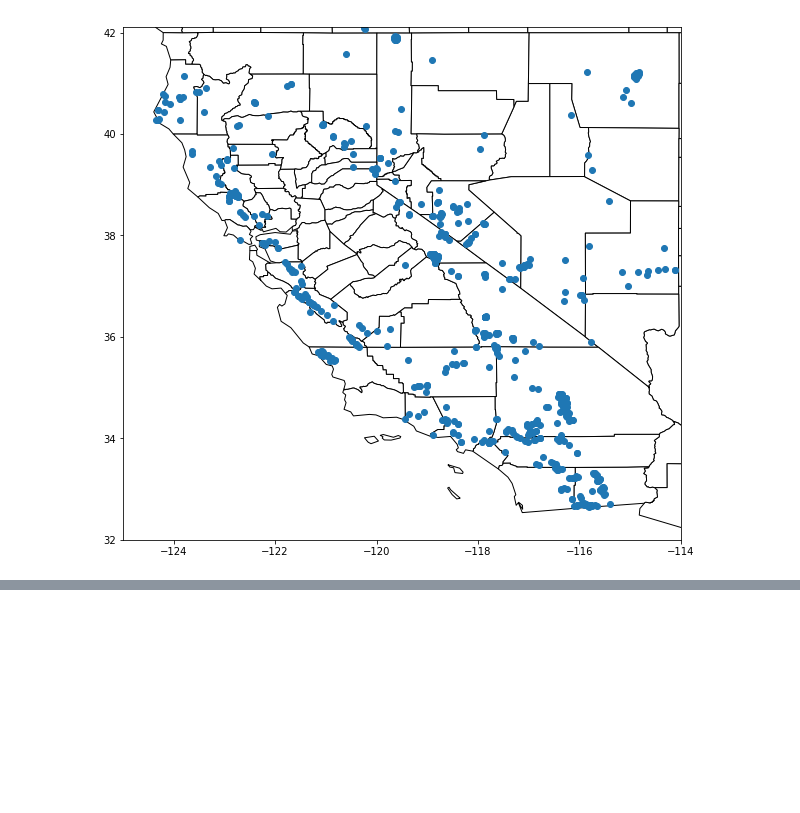
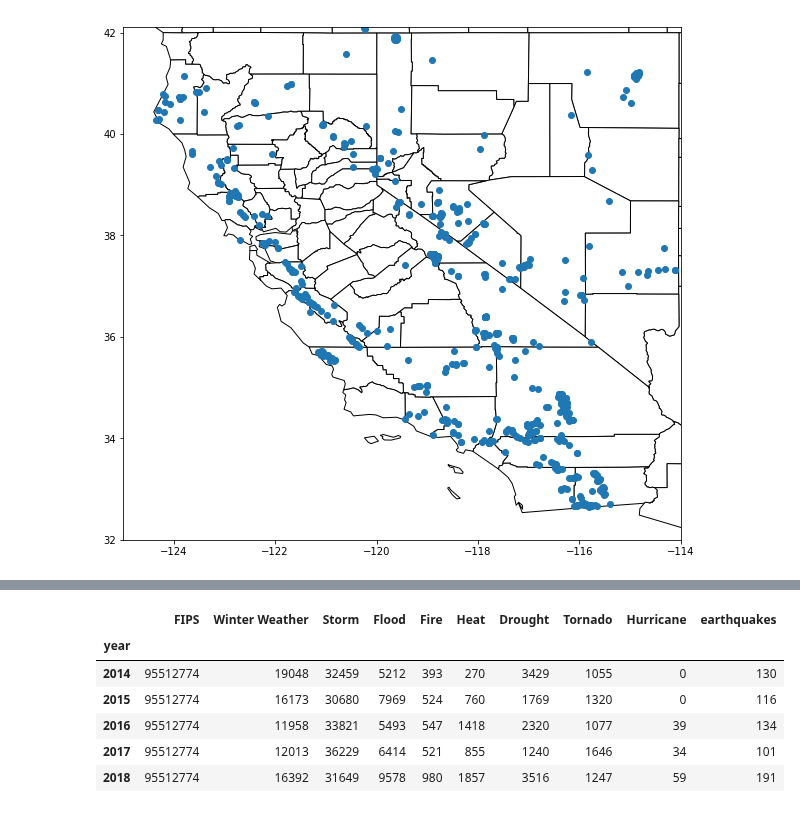
Before and after one commit to labs12-should-i-live-here/DS, a Jupyter notebook: notebooks/DMA5 - Earthquakes.ipynb, the cells around one changed output, grey strips where cells are left out. Cells and saved outputs as stored; diff of their text form; code cells hidden in the pictures; blank space fills up the shorter version.

```diff
--- a/notebooks/DMA5 - Earthquakes.ipynb
+++ b/notebooks/DMA5 - Earthquakes.ipynb
@@ -174,0 +229,10 @@ quakes_county.to_file("../data_output/5_USGS_quakes/quakes1.shp")
+# %%
+# Unstack and reset the index, so that we turn the indexes into columns
+# and fill in all the missing values.
+df3 = df2.unstack().reset_index()
+
+# Cleanup columns and their names
+df3 = df3.rename(columns={0:'earthquakes'}).drop(columns='level_0')
+
+print(df3.shape)
+df3.head()
@@ -174,0 +247,7 @@ quakes_county.to_file("../data_output/5_USGS_quakes/quakes1.shp")
+# %%
+# Now the data are organized by year and FIPS in the same order as they were
+# in the NOAA dataset, so that they can be integrated seamlessly.
+noaa['earthquakes'] = df3['earthquakes']
+
+print(noaa.shape)
+noaa.head()
@@ -174,0 +262,11 @@ quakes_county.to_file("../data_output/5_USGS_quakes/quakes1.shp")
+# %%
+# Here are the total events for the last 5 years.
+noaa.groupby(['year']).sum().tail()
+# %% [output]
+|  | FIPS | Winter Weather | Storm | Flood | Fire | Heat | Drought | Tornado | Hurricane | earthquakes |
+| year |  |  |  |  |  |  |  |  |  |  |
+| 2014 | 95512774 | 19048 | 32459 | 5212 | 393 | 270 | 3429 | 1055 | 0 | 130 |
+| 2015 | 95512774 | 16173 | 30680 | 7969 | 524 | 760 | 1769 | 1320 | 0 | 116 |
+| 2016 | 95512774 | 11958 | 33821 | 5493 | 547 | 1418 | 2320 | 1077 | 39 | 134 |
+| 2017 | 95512774 | 12013 | 36229 | 6414 | 521 | 855 | 1240 | 1646 | 34 | 101 |
+| 2018 | 95512774 | 16392 | 31649 | 9578 | 980 | 1857 | 3516 | 1247 | 59 | 191 |
```
Also changed, not shown: parts of 10 cells of this notebook, 1 other file.
